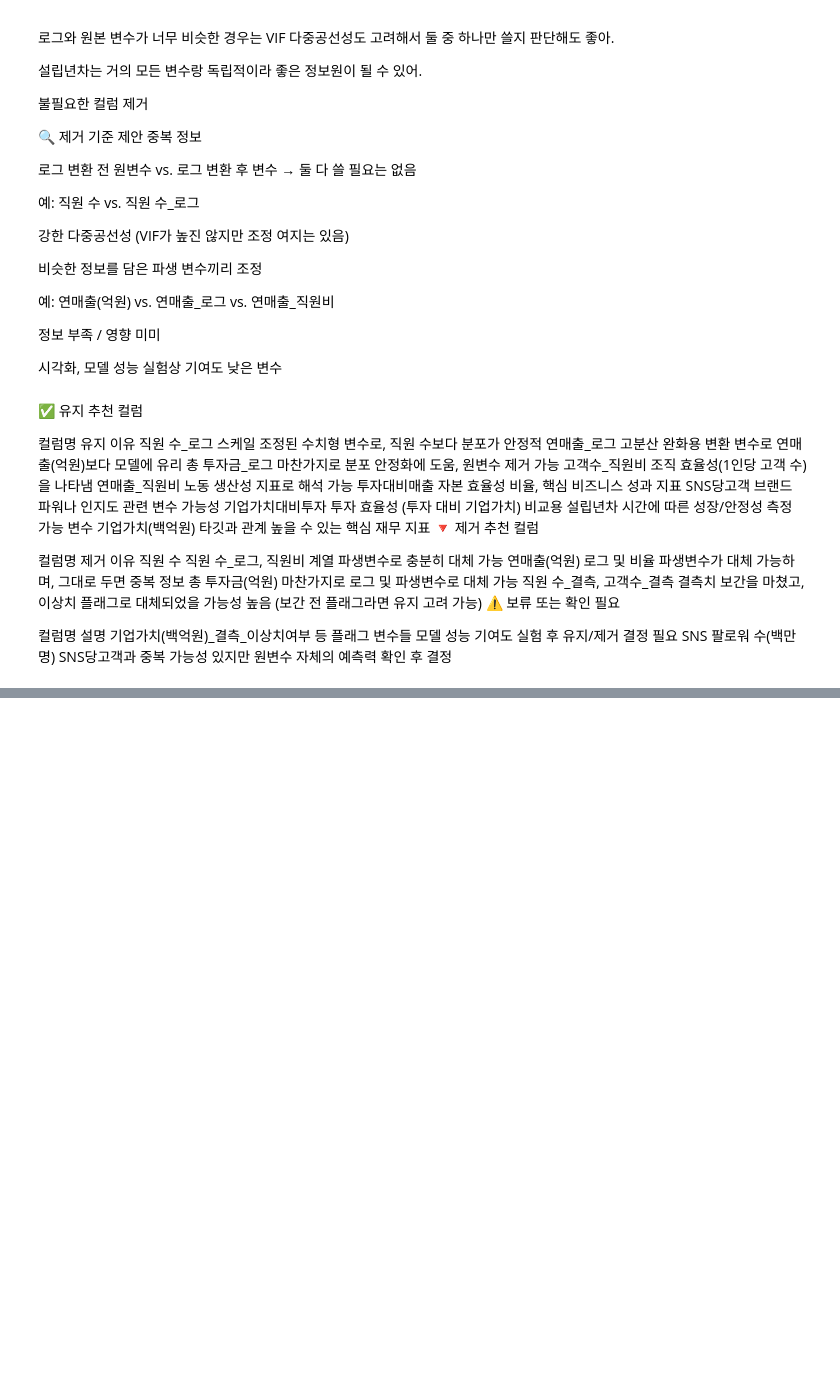
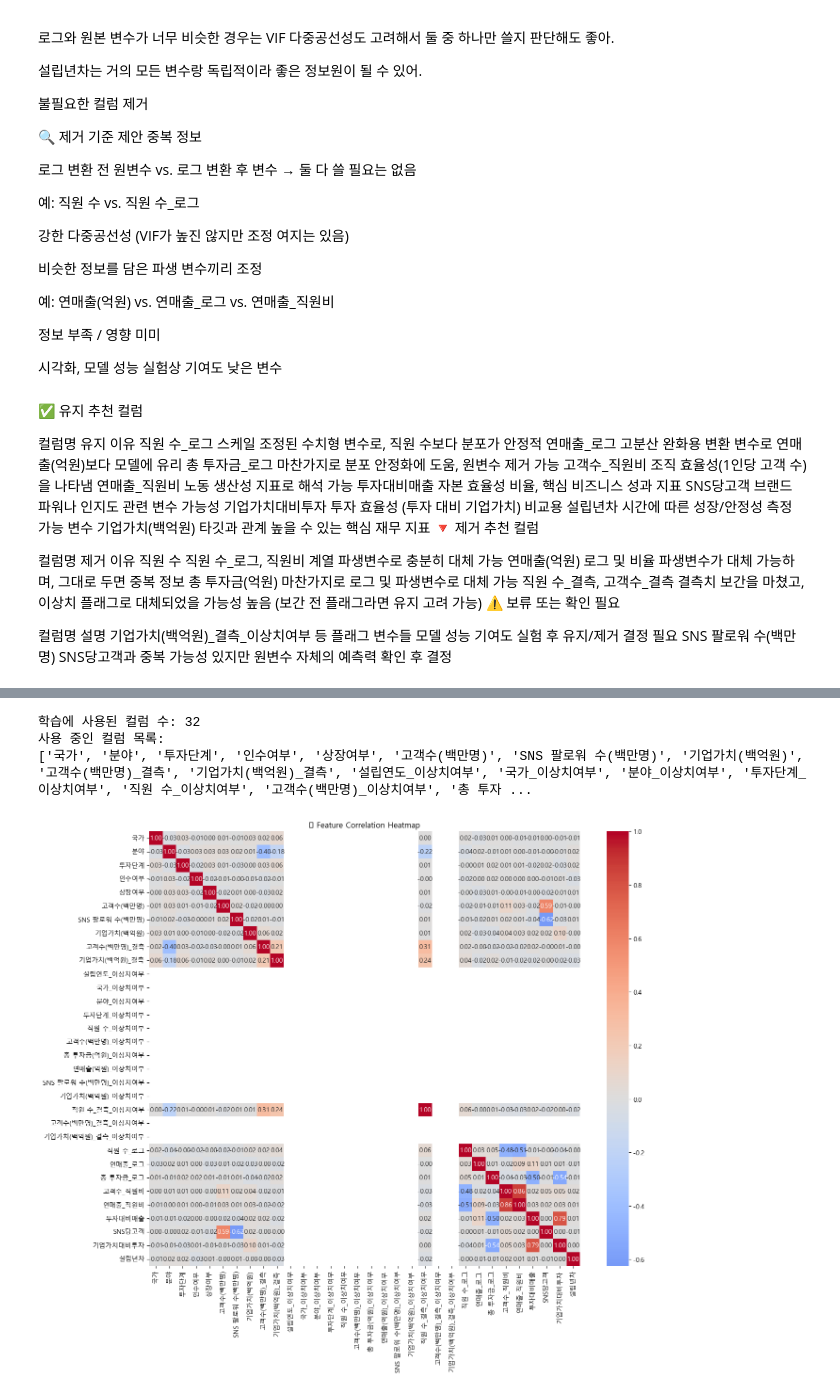
Before and after one commit to HyeongseopSo0914/my-project, a Jupyter notebook: dacon/a2/home.ipynb, the cells around one changed output, grey strips where cells are left out. Saved outputs shown, nothing was run; the diff lists cells and outputs as text; code cells hidden in the pictures; blank space fills up the shorter version.

```diff
--- a/dacon/a2/home.ipynb
+++ b/dacon/a2/home.ipynb
@@ -578,0 +778,36 @@ KeyError: '성공확률'
+# %%
+print(f"학습에 사용된 컬럼 수: {X.shape[1]}")
+print("사용 중인 컬럼 목록:")
+print(X.columns.tolist())
+
+import seaborn as sns
+import matplotlib.pyplot as plt
+
+# 수치형 컬럼만 추출
+num_cols = X.select_dtypes(include=['int64', 'float64']).columns
+corr_matrix = X[num_cols].corr()
+
+plt.figure(figsize=(14, 12))
+sns.heatmap(corr_matrix, annot=True, fmt=".2f", cmap="coolwarm", center=0)
+plt.title("📊 Feature Correlation Heatmap")
+plt.tight_layout()
+plt.show()
+
+# 마지막 학습된 XGBoost 모델
+xgb_model = models[-1]
+
+importance_df = pd.DataFrame({
+    'Feature': X.columns,
+    'Importance': xgb_model.feature_importances_
+}).sort_values(by='Importance', ascending=False)
+
+plt.figure(figsize=(10, 8))
+sns.barplot(x='Importance', y='Feature', data=importance_df.head(20))
+plt.title("🔥 Top 20 Feature Importances (XGBoost)")
+plt.tight_layout()
+plt.show()
+# %% [output]
+학습에 사용된 컬럼 수: 32
+사용 중인 컬럼 목록:
+['국가', '분야', '투자단계', '인수여부', '상장여부', '고객수(백만명)', 'SNS 팔로워 수(백만명)', '기업가치(백억원)', '고객수(백만명)_결측', '기업가치(백억원)_결측', '설립연도_이상치여부', '국가_이상치여부', '분야_이상치여부', '투자단계_이상치여부', '직원 수_이상치여부', '고객수(백만명)_이상치여부', '총 투자 ...
+[figure, added]
```
Also changed, not shown: parts of 18 cells of this notebook, 36 other files.
